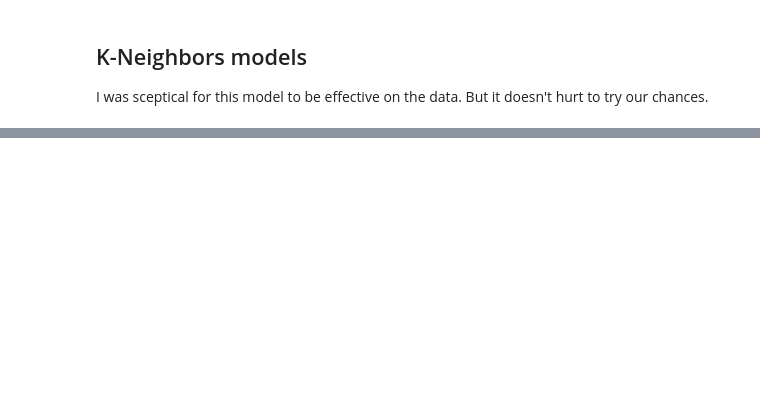
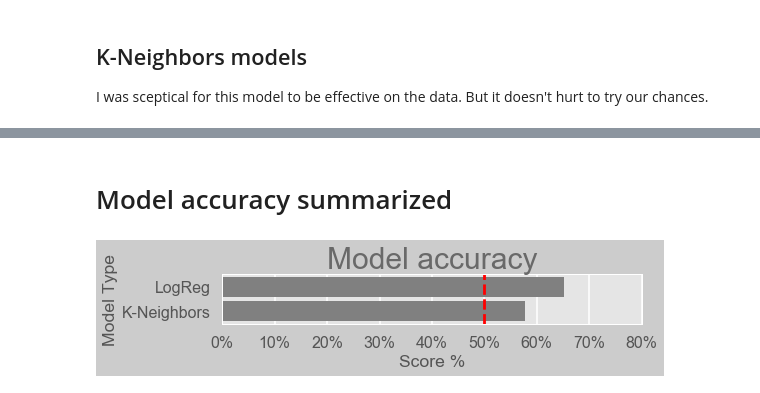
Before and after one commit to TurboTiger-DS/datascience-repo, a Jupyter notebook: KAJMANOSYS.ipynb, the cells around one changed output, grey strips where cells are left out. Drawn from its saved outputs; the diff is of its cells as text; code cells hidden in the pictures; blank space fills up the shorter version.

```diff
--- a/KAJMANOSYS.ipynb
+++ b/KAJMANOSYS.ipynb
@@ -231,0 +161,20 @@ modelScores_df
+# %% [markdown]
+# Model accuracy summarized
+# %%
+import matplotlib.ticker as mticks
+
+
+ax = plt.subplots(figsize=(8,2), facecolor='#cccccc')
+plt.rcParams.update({'figure.autolayout': True})
+ax = sns.barplot(x='Score', y='Model', data=modelScores_df,  color='gray')
+#axes, labels and so on.
+ax.set(xlim=[0.0, 0.8], xlabel='Score %', ylabel='Model Type')
+ax.set_title('Model accuracy', fontsize=30, color='dimgray')
+#% xAxis
+ax.xaxis.set_major_formatter(mticks.PercentFormatter(1.0))
+#adding vertical line indicating coin-toss probability
+ax.axvline(0.5, ls='--', color='r')
+
+plt.show()
+# %% [output]
+[figure, added]
```
Also changed, not shown: parts of 18 cells of this notebook.
